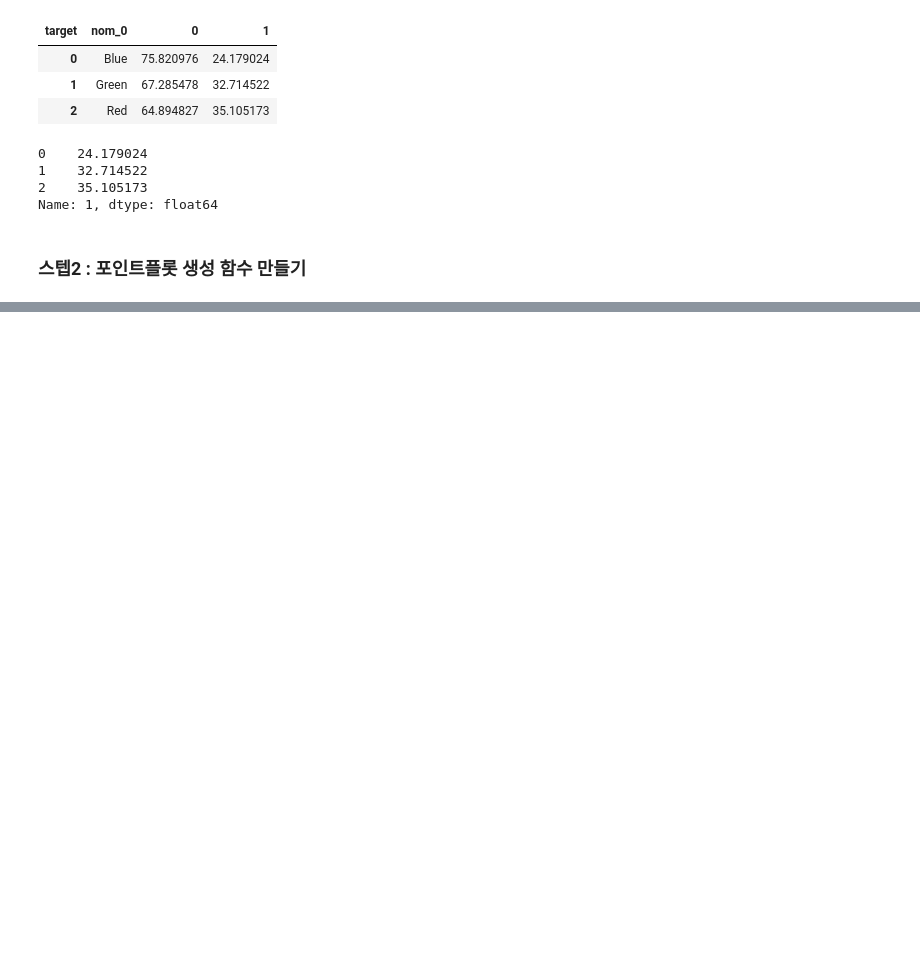
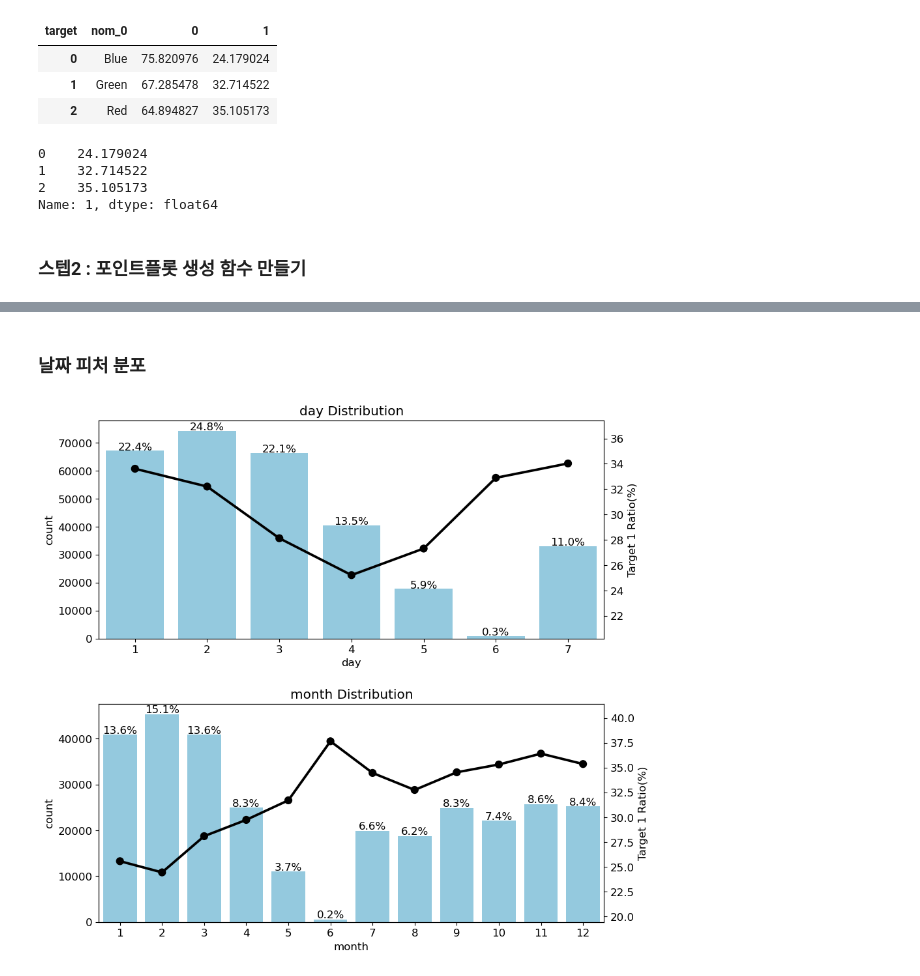
Before and after one commit to justin-kim3000/DL_Kaggle, a Jupyter notebook: Kaggle/ML/Categorical_Feature_Encoding_Challenge/data_preprocessing.ipynb, the cells around one changed output, grey strips where cells are left out. Drawn from its saved outputs; the diff is of its cells as text; code cells hidden in the pictures; blank space fills up the shorter version.

```diff
--- a/Kaggle/ML/Categorical_Feature_Encoding_Challenge/data_preprocessing.ipynb
+++ b/Kaggle/ML/Categorical_Feature_Encoding_Challenge/data_preprocessing.ipynb
@@ -265,0 +333,8 @@ def plot_pointplot(ax, feature, crosstab):
+# %% [markdown]
+### 날짜 피처 분포
+# %%
+date_features = ['day','month']
+plot_cat_dist_with_true_ratio(train, date_features,
+                             num_rows=2, num_cols=1, size=(10,10))
+# %% [output]
+[figure, added]
```
Also changed, not shown: parts of 11 cells of this notebook.
